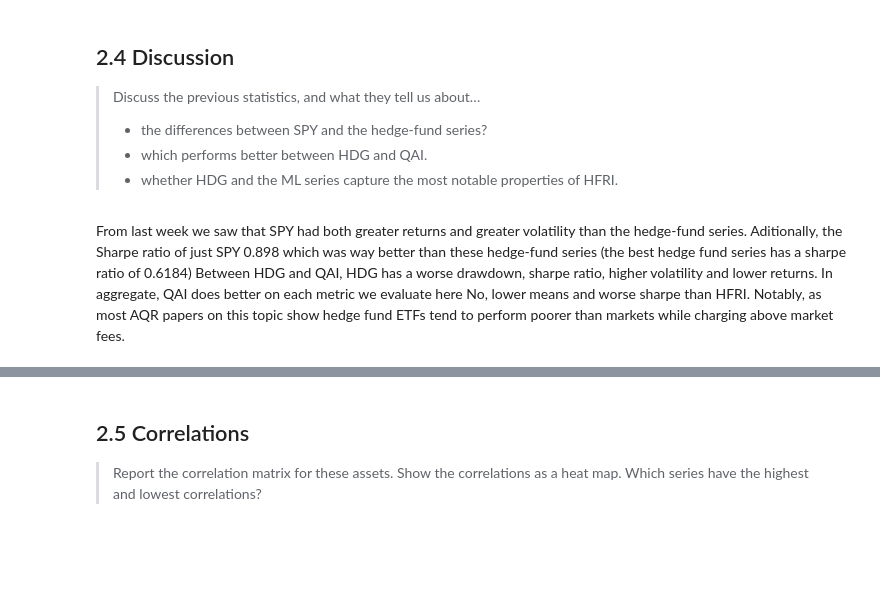
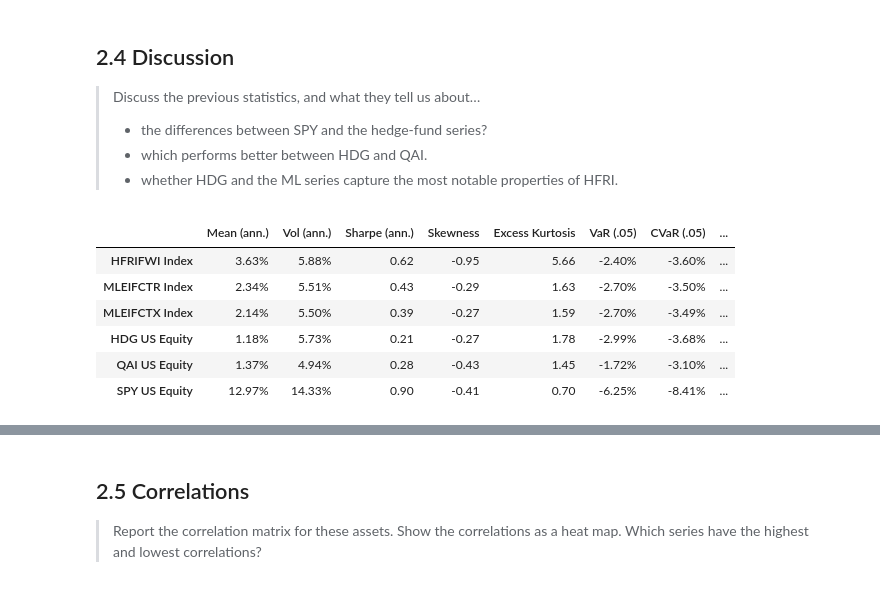
Before and after one commit to Brendon-Wang/finm-36700portfolio, a Jupyter notebook: hw2_proshares_replication/proshares_replication.ipynb, the cells around one changed output, grey strips where cells are left out. Drawn from its saved outputs; the diff is of its cells as text; code cells hidden in the pictures; blank space fills up the shorter version.

```diff
--- a/hw2_proshares_replication/proshares_replication.ipynb
+++ b/hw2_proshares_replication/proshares_replication.ipynb
@@ -279,8 +298,41 @@ regression_summary
 > * the differences between SPY and the hedge-fund series?
 > * which performs better between HDG and QAI.
 > * whether HDG and the ML series capture the most notable properties of HFRI.
-# %% [markdown]
-From last week we saw that SPY had both greater returns and greater volatility than the hedge-fund series. Aditionally, the Sharpe ratio of just SPY 0.898 which was way better than these hedge-fund series (the best hedge fund series has a sharpe ratio of 0.6184)
-Between HDG and QAI, HDG has a worse drawdown, sharpe ratio, higher volatility and lower returns. In aggregate, QAI does better on each metric we evaluate here
-No, lower means and worse sharpe than HFRI.
-Notably, as most AQR papers on this topic show hedge fund ETFs tend to perform poorer than markets while charging above market fees.
+# %%
+# 2.4 support: put SPY on the same footing as the hedge-fund series (same definitions as 2.1-2.3)
+spy     = factors['SPY US Equity']
+spy_ex  = (spy - rf).rename('SPY US Equity')
+
+spy_row = pd.DataFrame({
+    'Mean (ann.)':     [spy_ex.mean() * FREQ],
+    'Vol (ann.)':      [spy_ex.std() * np.sqrt(FREQ)],
+    'Sharpe (ann.)':   [spy_ex.mean() / spy_ex.std() * np.sqrt(FREQ)],
+    'Skewness':        [spy.skew()],
+    'Excess Kurtosis': [spy.kurt()],
+    'VaR (.05)':       [spy.quantile(.05)],
+    'CVaR (.05)':      [spy[spy <= spy.quantile(.05)].mean()],
+    'Max Drawdown':    [max_drawdown(spy)['Max Drawdown']],
+    'Market Beta':     [1.0],
+    'Treynor Ratio':   [spy_ex.mean() * FREQ],
+    'Information Ratio': [np.nan],                 # alpha and residual are zero by construction
+}, index=['SPY US Equity'])
+
+compare = pd.concat([
+    stats.join(tail[['Skewness', 'Excess Kurtosis', 'VaR (.05)', 'CVaR (.05)', 'Max Drawdown']])
+         .join(regression_summary),
+    spy_row,
+]).astype(float)
+
+compare.style.format({
+    'Mean (ann.)': '{:.2%}', 'Vol (ann.)': '{:.2%}', 'Sharpe (ann.)': '{:.2f}',
+    'Skewness': '{:.2f}', 'Excess Kurtosis': '{:.2f}', 'VaR (.05)': '{:.2%}', 'CVaR (.05)': '{:.2%}',
+    'Max Drawdown': '{:.1%}', 'Market Beta': '{:.2f}', 'Treynor Ratio': '{:.3f}', 'Information Ratio': '{:.2f}',
+}, na_rep='–')
+# %% [output]
+|  | Mean (ann.) | Vol (ann.) | Sharpe (ann.) | Skewness | Excess Kurtosis | VaR (.05) | CVaR (.05) | ... |
+| HFRIFWI Index | 3.63% | 5.88% | 0.62 | -0.95 | 5.66 | -2.40% | -3.60% | ... |
+| MLEIFCTR Index | 2.34% | 5.51% | 0.43 | -0.29 | 1.63 | -2.70% | -3.50% | ... |
+| MLEIFCTX Index | 2.14% | 5.50% | 0.39 | -0.27 | 1.59 | -2.70% | -3.49% | ... |
+| HDG US Equity | 1.18% | 5.73% | 0.21 | -0.27 | 1.78 | -2.99% | -3.68% | ... |
+| QAI US Equity | 1.37% | 4.94% | 0.28 | -0.43 | 1.45 | -1.72% | -3.10% | ... |
+| SPY US Equity | 12.97% | 14.33% | 0.90 | -0.41 | 0.70 | -6.25% | -8.41% | ... |
```
Also changed, not shown: parts of 20 cells of this notebook, 1 other file.
